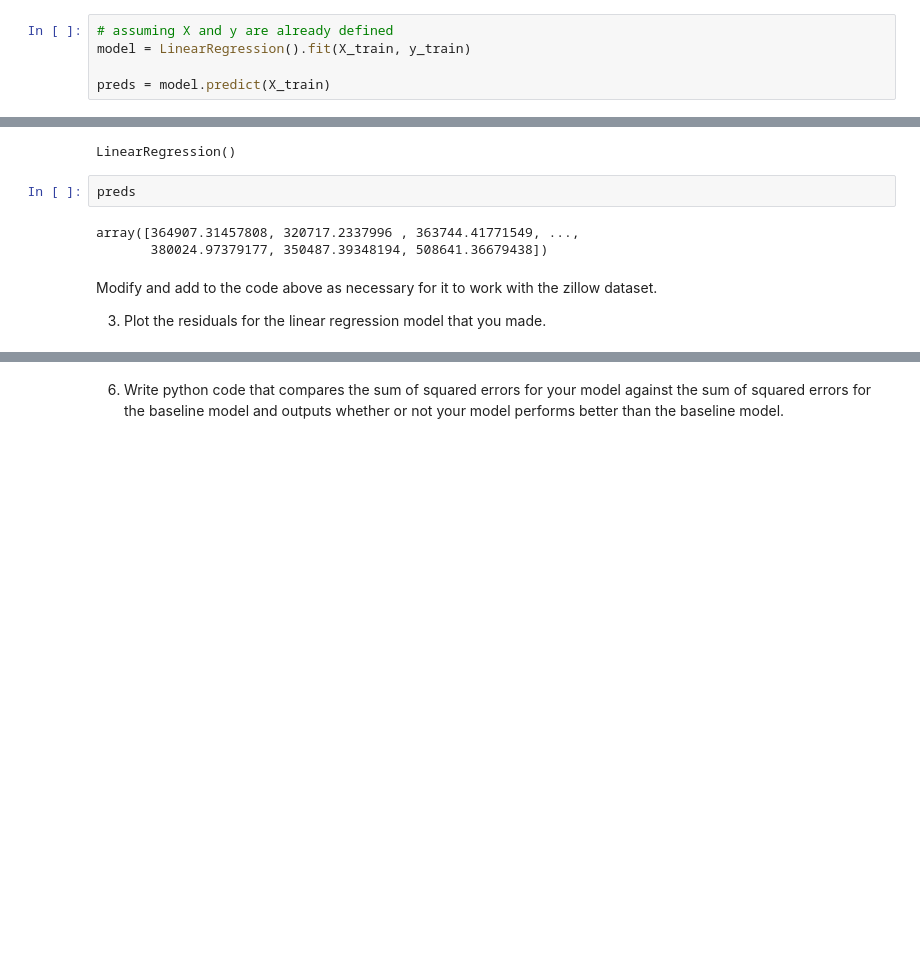
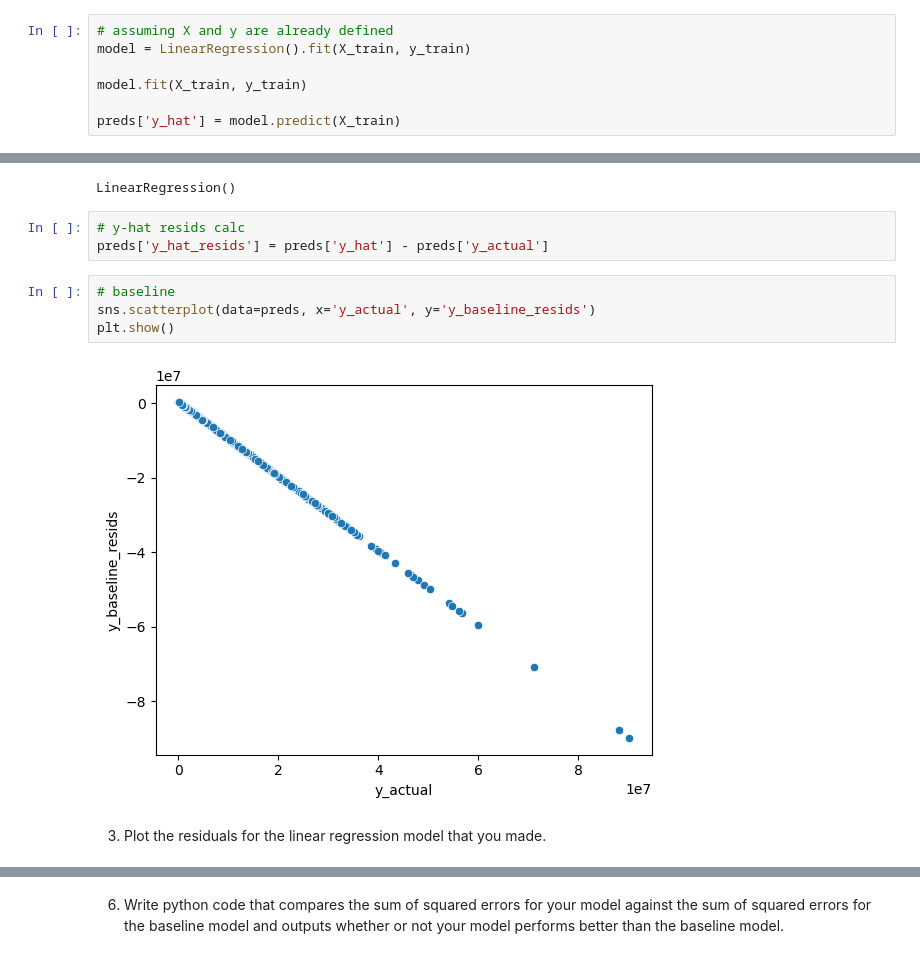
Before and after one commit to Marc-Aradillas/regression-exercises, a Jupyter notebook: evaluate.ipynb, the cells around one changed output, grey strips where cells are left out. Saved outputs shown, nothing was run; the diff lists cells and outputs as text; blank space fills up the shorter version.

```diff
--- a/evaluate.ipynb
+++ b/evaluate.ipynb
@@ -78,17 +82,21 @@ Here is some sample code to get you started:
 # assuming X and y are already defined
 model = LinearRegression().fit(X_train, y_train)
 
-preds = model.predict(X_train)
+model.fit(X_train, y_train)
+
+preds['y_hat'] = model.predict(X_train)
 # %%
 model
 # %% [output]
 LinearRegression()
+# %%
+# y-hat resids calc
+preds['y_hat_resids'] = preds['y_hat'] - preds['y_actual']
 # %%
-preds
+# baseline
+sns.scatterplot(data=preds, x='y_actual', y='y_baseline_resids')
+plt.show()
 # %% [output]
-array([364907.31457808, 320717.2337996 , 363744.41771549, ...,
-       380024.97379177, 350487.39348194, 508641.36679438])
+[figure, added]
 # %% [markdown]
-Modify and add to the code above as necessary for it to work with the zillow dataset.
-
 3. Plot the residuals for the linear regression model that you made.
```
Also changed, not shown: parts of 34 cells of this notebook.
